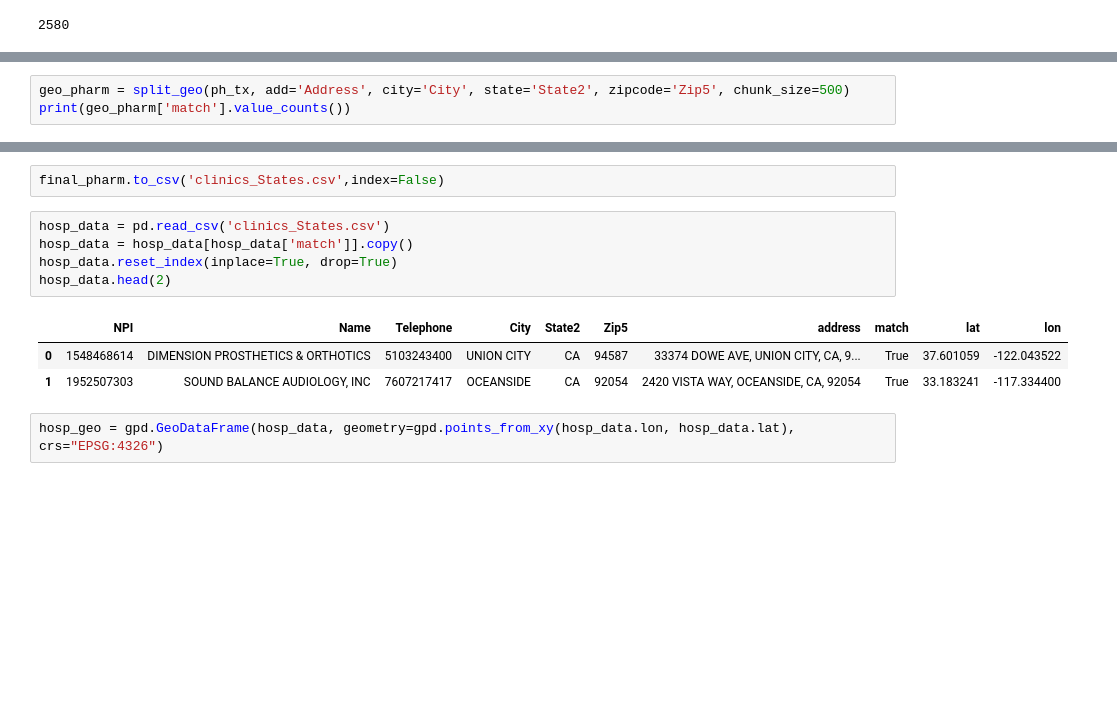
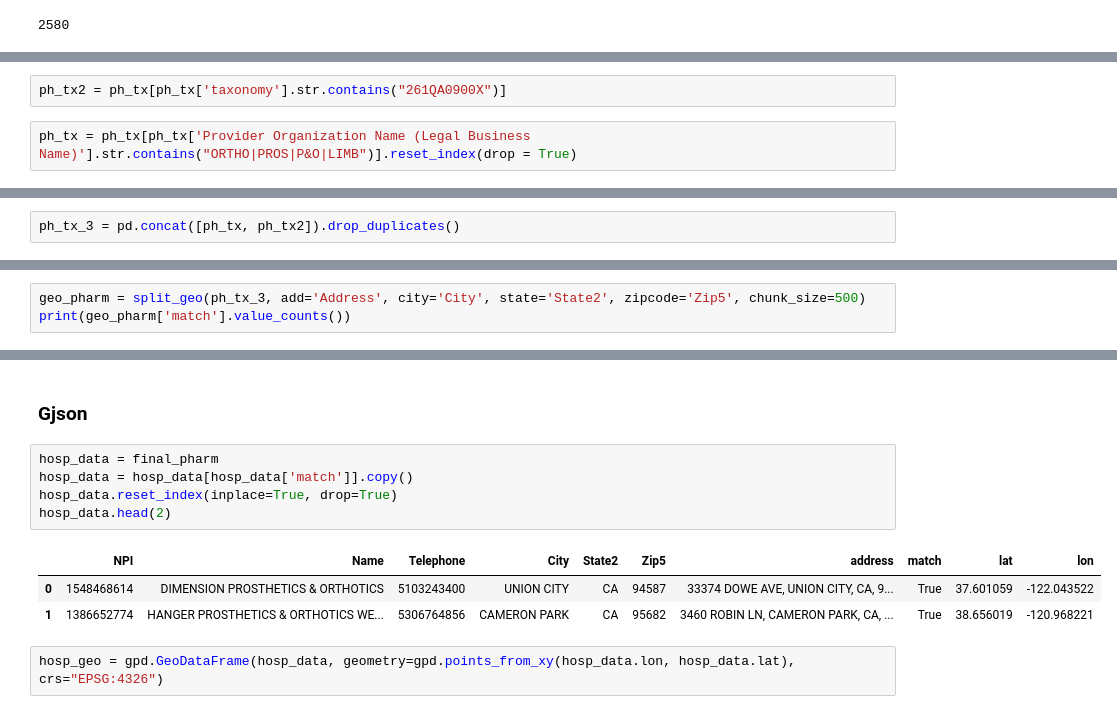
Before and after one commit to hyuanz/NPI_cleaning, a Jupyter notebook: npichunk_states.ipynb, the cells around one changed output, grey strips where cells are left out. Cells and saved outputs as stored; diff of their text form; blank space fills up the shorter version.

```diff
--- a/npichunk_states.ipynb
+++ b/npichunk_states.ipynb
@@ -308,0 +331,4 @@ ph_tx.head(2)
+# %%
+ph_tx2 = ph_tx[ph_tx['taxonomy'].str.contains("261QA0900X")]
+# %%
+ph_tx = ph_tx[ph_tx['Provider Organization Name (Legal Business Name)'].str.contains("ORTHO|PROS|P&O|LIMB")].reset_index(drop = True)
@@ -312,0 +341,2 @@ len(ph_tx)
+# %%
+ph_tx_3 = pd.concat([ph_tx, ph_tx2]).drop_duplicates()
@@ -313,4 +349,4 @@ len(ph_tx)
 # %%
-geo_pharm = split_geo(ph_tx, add='Address', city='City', state='State2', zipcode='Zip5', chunk_size=500)
+geo_pharm = split_geo(ph_tx_3, add='Address', city='City', state='State2', zipcode='Zip5', chunk_size=500)
 print(geo_pharm['match'].value_counts())
 # %% [output]
@@ -344,14 +377,14 @@ final_pharm.head(2)
-# %%
-final_pharm.to_csv('clinics_States.csv',index=False)
+# %% [markdown]
+### Gjson
 # %%
-hosp_data = pd.read_csv('clinics_States.csv')
+hosp_data = final_pharm
 hosp_data = hosp_data[hosp_data['match']].copy()
 hosp_data.reset_index(inplace=True, drop=True)
 hosp_data.head(2)
 # %% [output]
 |  | NPI | Name | Telephone | City | State2 | Zip5 | address | match | lat | lon |
 | 0 | 1548468614 | DIMENSION PROSTHETICS & ORTHOTICS | 5103243400 | UNION CITY | CA | 94587 | 33374 DOWE AVE, UNION CITY, CA, 9... | True | 37.601059 | -122.043522 |
-| 1 | 1952507303 | SOUND BALANCE AUDIOLOGY, INC | 7607217417 | OCEANSIDE | CA | 92054 | 2420 VISTA WAY, OCEANSIDE, CA, 92054 | True | 33.183241 | -117.334400 |
+| 1 | 1386652774 | HANGER PROSTHETICS & ORTHOTICS WE... | 5306764856 | CAMERON PARK | CA | 95682 | 3460 ROBIN LN, CAMERON PARK, CA, ... | True | 38.656019 | -120.968221 |
 # %%
 hosp_geo = gpd.GeoDataFrame(hosp_data, geometry=gpd.points_from_xy(hosp_data.lon, hosp_data.lat), crs="EPSG:4326")
 # %%
```
Also changed, not shown: parts of 23 cells of this notebook, 1 other file.
